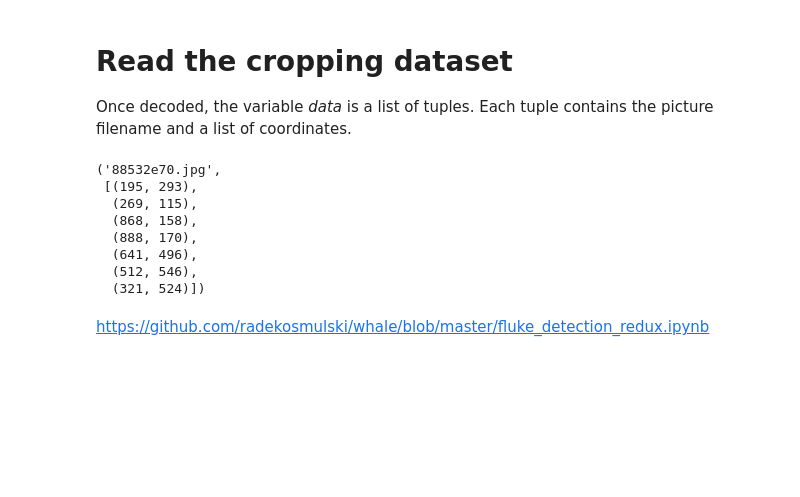
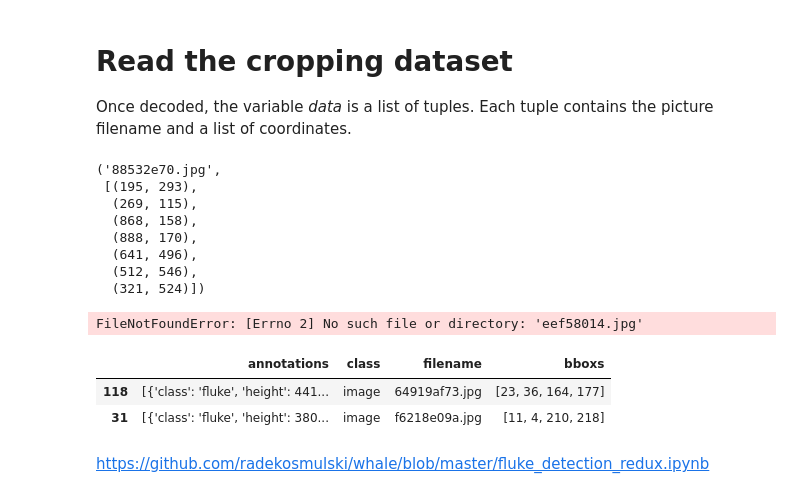
Before and after one commit to philippschw/whale_pytorch, a Jupyter notebook: bboxs/bounding-box-model.ipynb, the cells around one changed output. Saved outputs shown, nothing was run; the diff lists cells and outputs as text; code cells hidden in the pictures; blank space fills up the shorter version.

```diff
--- a/bboxs/bounding-box-model.ipynb
+++ b/bboxs/bounding-box-model.ipynb
@@ -45,3 +30,41 @@ data[0] # Show an example: (picture-name, [coordinates])
   (641, 496),
   (512, 546),
   (321, 524)])
+# %%
+from PIL import Image as pil_image
+from PIL.ImageDraw import Draw
+from os.path import isfile
+
+def expand_path(p):
+    if isfile('../input/train/' + p): return '../input/train/' + p
+    if isfile('../input/test/' + p): return '../input/test/' + p
+    return p
+
+def read_raw_image(p):
+    return pil_image.open(expand_path(p))
+
+def draw_dot(draw, x, y):
+    draw.ellipse(((x-5,y-5),(x+5,y+5)), fill='red', outline='red')
+
+def draw_dots(draw, coordinates):
+    for x,y in coordinates: draw_dot(draw, x, y)
+
+def bounding_rectangle(list):
+    x0, y0 = list[0]
+    x1, y1 = x0, y0
+    for x,y in list[1:]:
+        x0 = min(x0, x)
+        y0 = min(y0, y)
+        x1 = max(x1, x)
+        y1 = max(y1, y)
+    return x0,y0,x1,y1
+
+filename,coordinates = data[235]
+box = bounding_rectangle(coordinates)
+img = read_raw_image(filename)
+draw = Draw(img)
+draw_dots(draw, coordinates)
+draw.rectangle(box, outline='red')
+img
+# %% [output]
+FileNotFoundError: [Errno 2] No such file or directory: 'eef58014.jpg'
@@ -50,0 +91,6 @@ df = pd.read_json('annotations.json')
+# %%
+df.sample(2)
+# %% [output]
+|  | annotations | class | filename | bboxs |
+| 118 | [{'class': 'fluke', 'height': 441... | image | 64919af73.jpg | [23, 36, 164, 177] |
+| 31 | [{'class': 'fluke', 'height': 380... | image | f6218e09a.jpg | [11, 4, 210, 218] |
```
Also changed, not shown: parts of 15 cells of this notebook, 9 other files.
